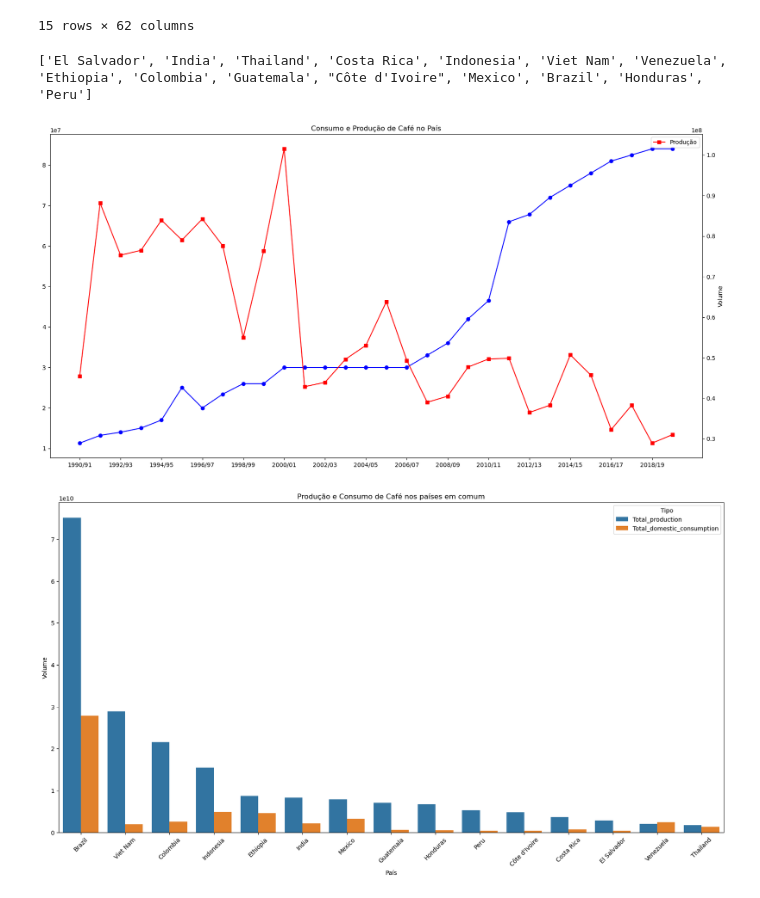
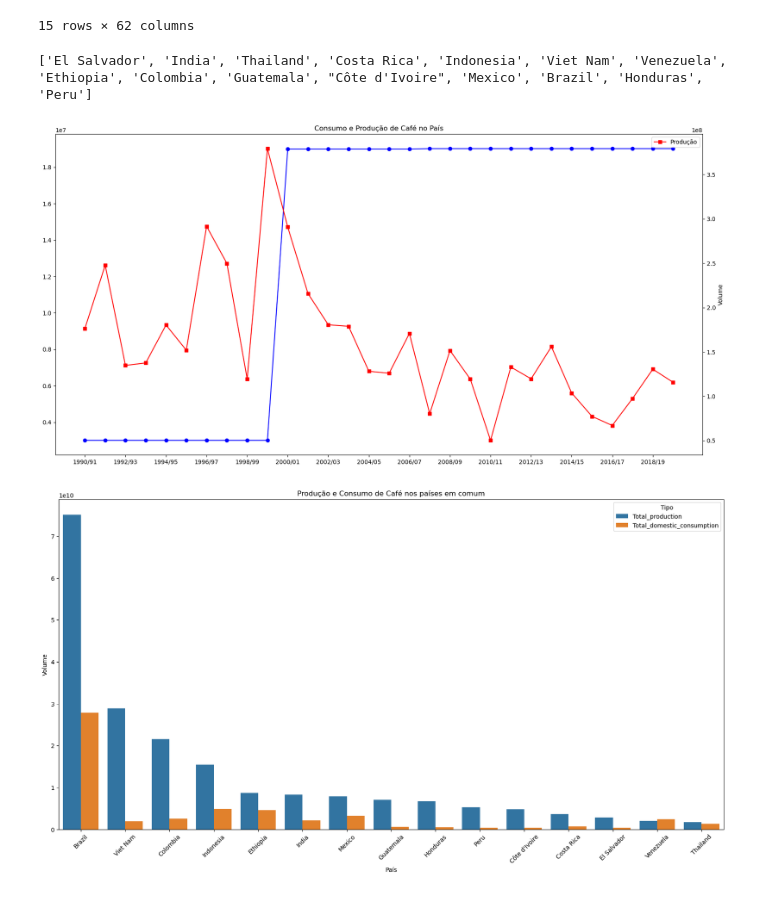
Before and after one commit to ladata-ufs/Cafezinho-G3, a Jupyter notebook: project.ipynb, the cells around one changed output. Saved outputs shown, nothing was run; the diff lists cells and outputs as text; code cells hidden in the pictures.

```diff
--- a/project.ipynb
+++ b/project.ipynb
@@ -260,34 +260,34 @@ See the caveats in the documentation: https://pandas.pydata.org/pandas-docs/stab
 # %%
 # Qual país será analisado?
 print(paises_em_comum)
-pais = 'Thailand'
+pais = "Côte d'Ivoire"
 
 # Selecionando os dados para o país em cada DataFrame
 consumo_pais = comum_consumidores[comum_consumidores['Country'] == pais].iloc[:, 1:-1]
 producao_pais = comum_produtores[comum_produtores['Country'] == pais].iloc[:, 2:-1]
 
 # Anos para o eixo x
 anos = consumo_pais.columns
 
 # Plotando os dados de consumo
 plt.figure(figsize=(20, 10))
 plt.plot(anos, consumo_pais.values[0], marker='o', linestyle='-', color='blue', label='Consumo')
 
 # Adicionando o segundo eixo y para os dados de produção
 plt.twinx()
 plt.plot(anos, producao_pais.values[0], marker='s', linestyle='-', color='red', label='Produção')
 
 # Configurações adicionais
 plt.title('Consumo e Produção de Café no País')
 plt.xlabel('Ano')
 plt.ylabel('Volume')
 plt.legend()
 plt.xticks(anos[::2])  # Exibe apenas a cada 2 anos
 
 plt.show()
 # %% [output]
 ['El Salvador', 'India', 'Thailand', 'Costa Rica', 'Indonesia', 'Viet Nam', 'Venezuela', 'Ethiopia', 'Colombia', 'Guatemala', "Côte d'Ivoire", 'Mexico', 'Brazil', 'Honduras', 'Peru']
-[figure, old version]
+[figure, new version]
 # %%
 # Fundindo os DataFrames com base no país em comum
 mescla_em_comum2 = pd.merge(comum_consumidores, comum_produtores, on='Country', how='inner', suffixes=('_consumo', '_producao'))
```
